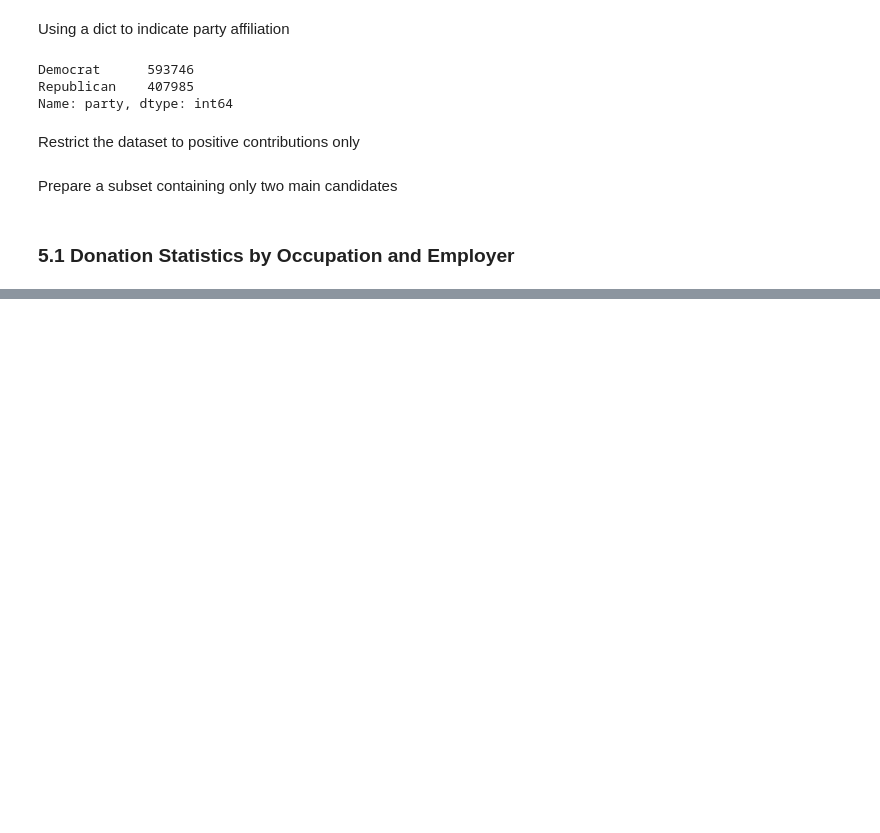
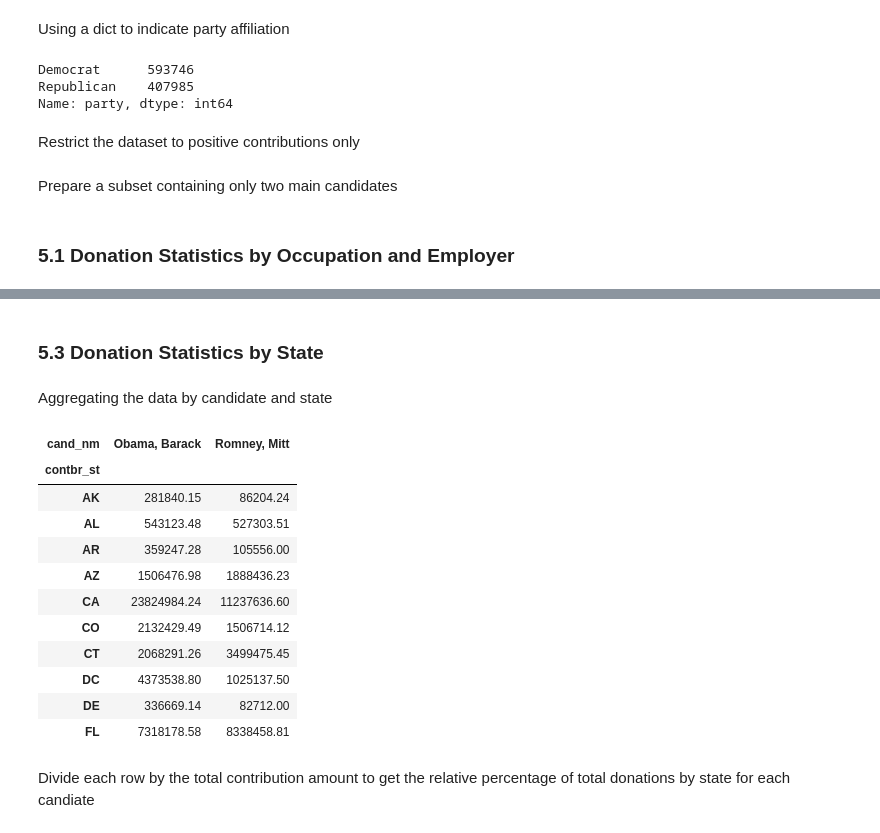
Before and after one commit to Gakun/python_for_data_analysis, a Jupyter notebook: CH14 - Data Analysis Examples.ipynb, the cells around one changed output, grey strips where cells are left out. Drawn from its saved outputs; the diff is of its cells as text; code cells hidden in the pictures; blank space fills up the shorter version.

```diff
--- a/CH14 - Data Analysis Examples.ipynb
+++ b/CH14 - Data Analysis Examples.ipynb
@@ -1264,0 +1457,27 @@ fec_mrbo = fec[fec.cand_nm.isin(['Obama, Barack', 'Romney, Mitt'])]
+# %% [markdown]
+### 5.3 Donation Statistics by State
+# %% [markdown]
+Aggregating the data by candidate and state
+# %%
+grouped = fec_mrbo.groupby(['cand_nm', 'contbr_st'])
+# %%
+totals = grouped.contb_receipt_amt.sum().unstack(0).fillna(0)
+# %%
+totals = totals[totals.sum(1) > 100000]
+# %%
+totals[:10]
+# %% [output]
+| cand_nm | Obama, Barack | Romney, Mitt |
+| contbr_st |  |  |
+| AK | 281840.15 | 86204.24 |
+| AL | 543123.48 | 527303.51 |
+| AR | 359247.28 | 105556.00 |
+| AZ | 1506476.98 | 1888436.23 |
+| CA | 23824984.24 | 11237636.60 |
+| CO | 2132429.49 | 1506714.12 |
+| CT | 2068291.26 | 3499475.45 |
+| DC | 4373538.80 | 1025137.50 |
+| DE | 336669.14 | 82712.00 |
+| FL | 7318178.58 | 8338458.81 |
+# %% [markdown]
+Divide each row by the total contribution amount to get the relative percentage of total donations by state for each candiate
```
Also changed, not shown: parts of 39 cells of this notebook.
